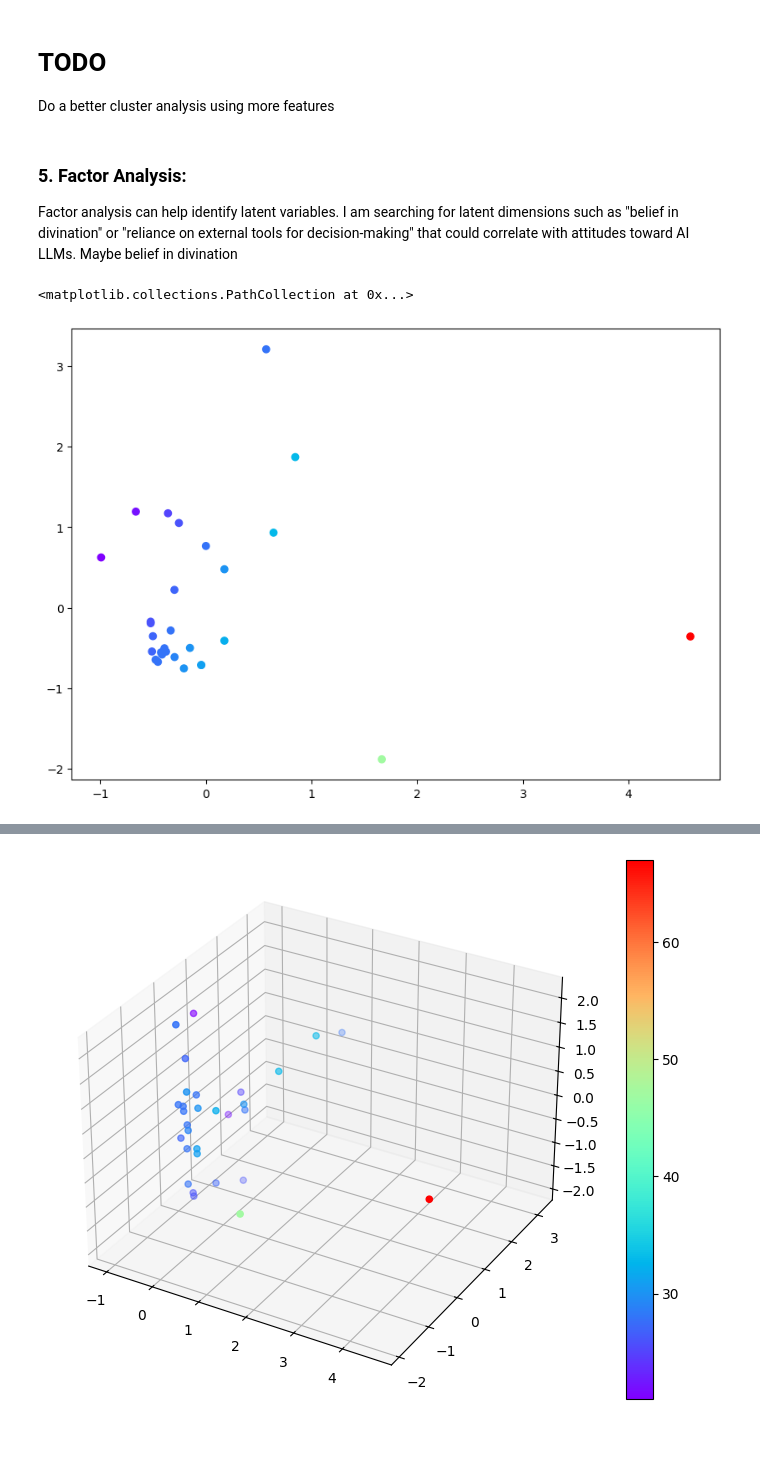
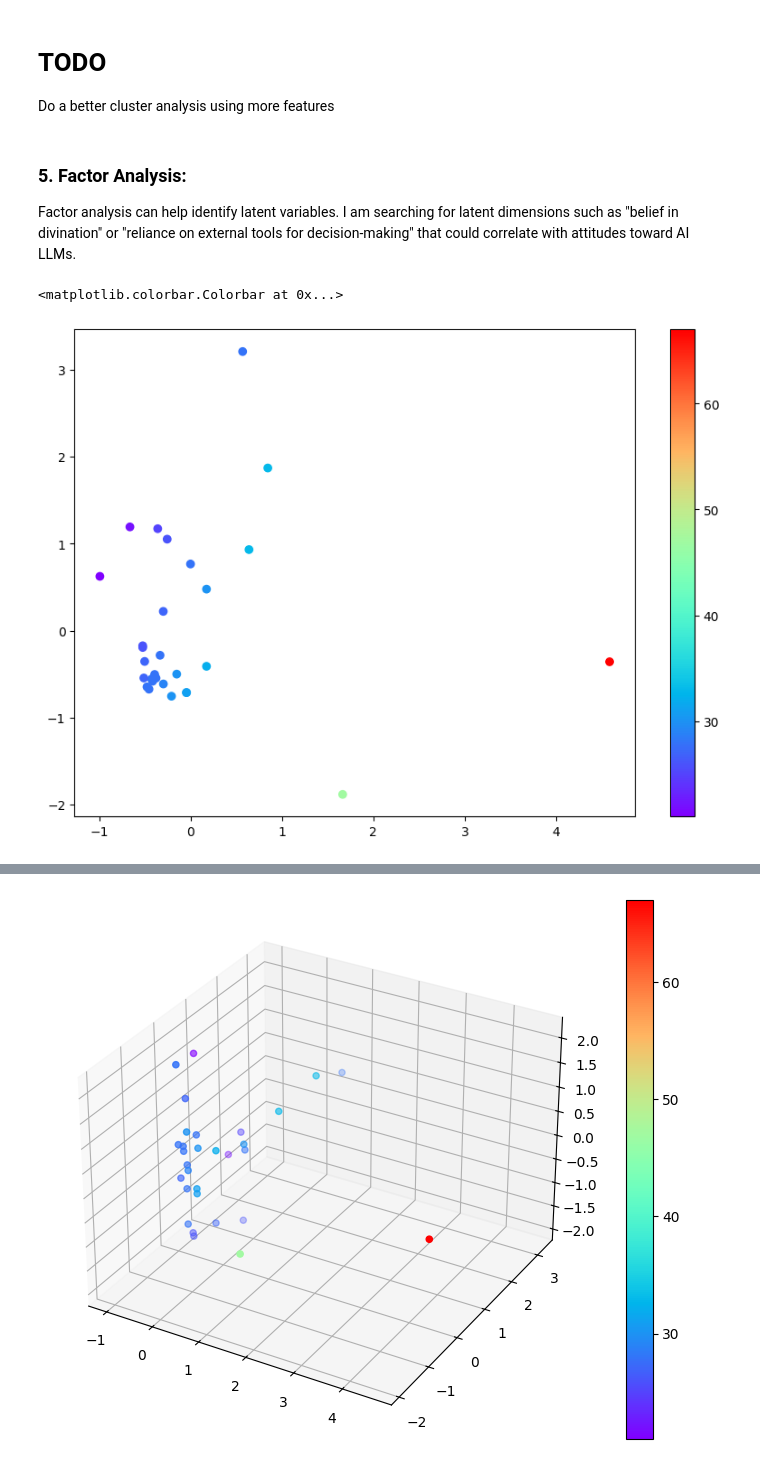
Before and after one commit to josura/tarots-and-AI, a Jupyter notebook: surveys-analysis.ipynb, the cells around one changed output, grey strips where cells are left out. Drawn from its saved outputs; the diff is of its cells as text; code cells hidden in the pictures; blank space fills up the shorter version.

Commit message:
Probably finished the analysis on the data

```diff
--- a/surveys-analysis.ipynb
+++ b/surveys-analysis.ipynb
@@ -208,4 +222,3 @@ Do a better cluster analysis using more features
 
 ### 5. **Factor Analysis:**
 Factor analysis can help identify latent variables. I am searching for latent dimensions such as "belief in divination" or "reliance on external tools for decision-making" that could correlate with attitudes toward AI LLMs.
-Maybe belief in divination
@@ -218,7 +234,8 @@ real_data_transformed = fa.transform(real_data)
 # %%
 
 plt.figure(figsize=(10, 7))
-plt.scatter(real_data_transformed[:,0], real_data_transformed[:,1], c=real_data['age'], cmap='rainbow')
+sc = plt.scatter(real_data_transformed[:,0], real_data_transformed[:,1], c=real_data['age'], cmap='rainbow')
+plt.colorbar(sc)
 # %% [output]
-<matplotlib.collections.PathCollection at 0x...>
+<matplotlib.colorbar.Colorbar at 0x...>
-[figure, old version]
+[figure, new version]
```
Also changed, not shown: parts of 29 cells of this notebook.
